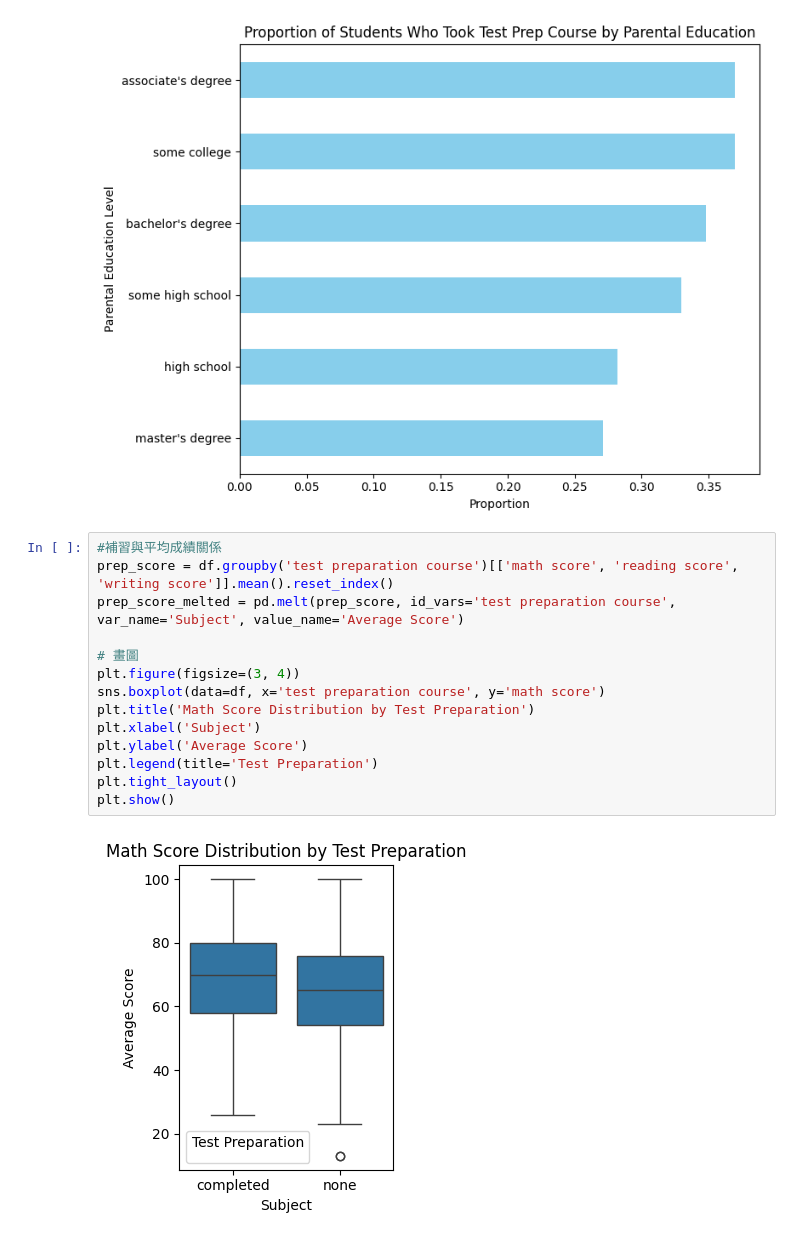
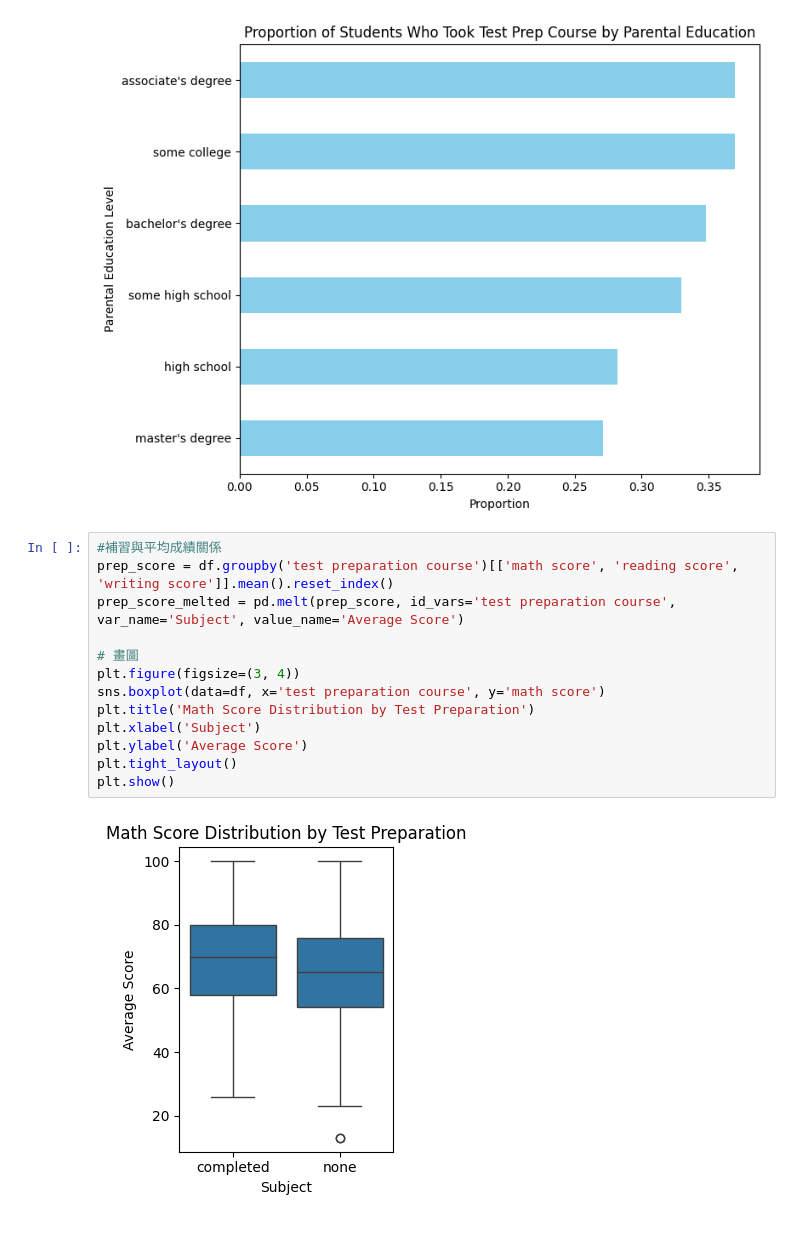
Before and after one commit to sunnywood0906/Programming-Language, a Jupyter notebook: programming_language_hw2.ipynb, the cells around one changed output. Saved outputs shown, nothing was run; the diff lists cells and outputs as text.

```diff
--- a/programming_language_hw2.ipynb
+++ b/programming_language_hw2.ipynb
@@ -54,16 +54,15 @@ plt.show()
 # %%
 #補習與平均成績關係
 prep_score = df.groupby('test preparation course')[['math score', 'reading score', 'writing score']].mean().reset_index()
 prep_score_melted = pd.melt(prep_score, id_vars='test preparation course', var_name='Subject', value_name='Average Score')
 
 # 畫圖
 plt.figure(figsize=(3, 4))
 sns.boxplot(data=df, x='test preparation course', y='math score')
 plt.title('Math Score Distribution by Test Preparation')
 plt.xlabel('Subject')
 plt.ylabel('Average Score')
-plt.legend(title='Test Preparation')
 plt.tight_layout()
 plt.show()
 # %% [output]
-[figure, old version]
+[figure, new version]
```
